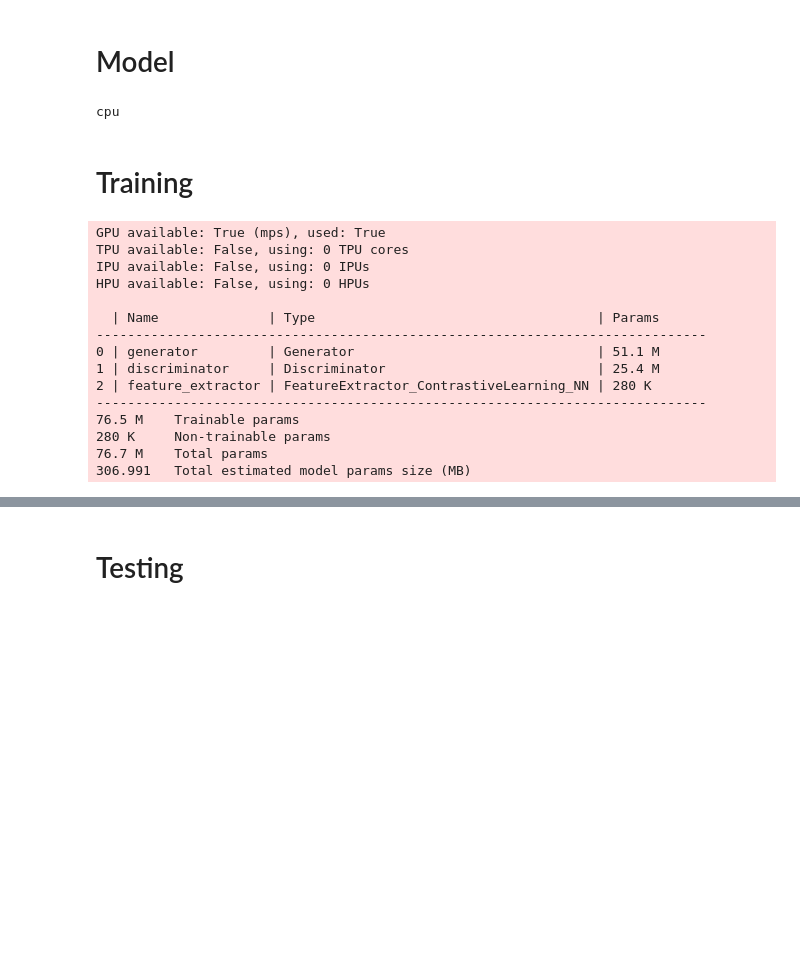
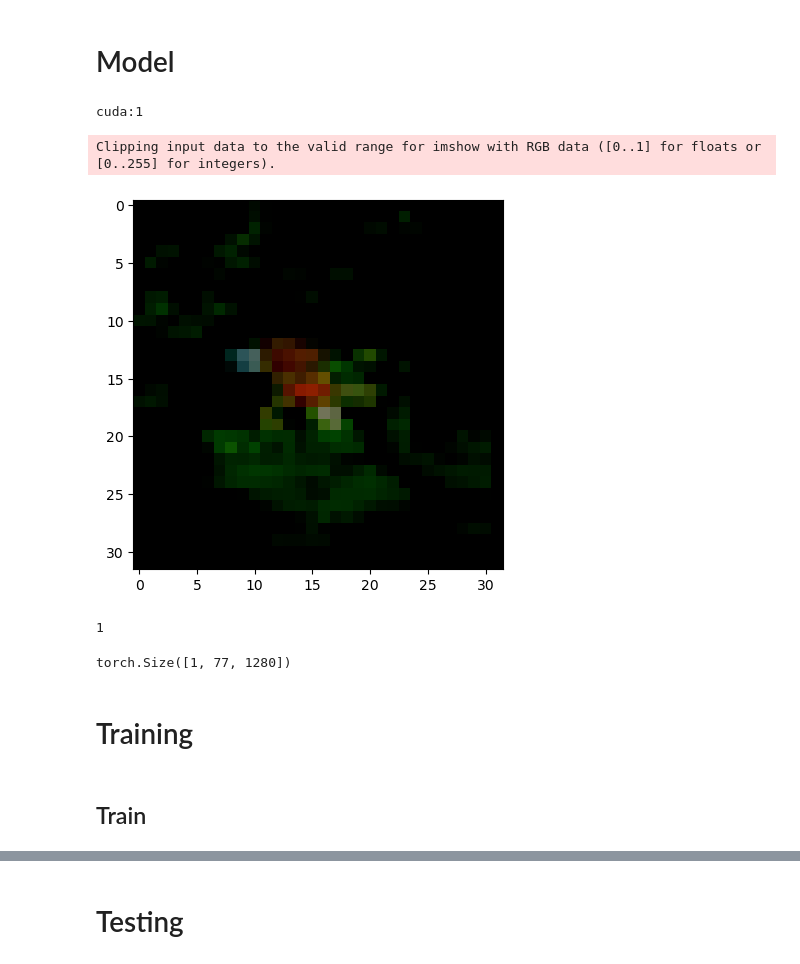
Before and after one commit to minsuk00/BrainDecoder, a Jupyter notebook: notebook/pixel_level_semantics.ipynb, the cells around one changed output, grey strips where cells are left out. Drawn from its saved outputs; the diff is of its cells as text; code cells hidden in the pictures; blank space fills up the shorter version.

```diff
--- a/notebook/pixel_level_semantics.ipynb
+++ b/notebook/pixel_level_semantics.ipynb
@@ -87,8 +89,8 @@ Clipping input data to the valid range for imshow with RGB data ([0..1] for floa
 # %% [markdown]
 # Model
 # %%
-device = "cuda2" if torch.backends.mps.is_available() else "cpu"
+device = f"cuda:{config['gpu-id']}" if torch.cuda.is_available() else "cpu"
 print(device)
 # %% [output]
-cpu
+cuda:1
 # %%
@@ -272,0 +296,37 @@ class saliency_map_GAN(L.LightningModule):
+# %%
+idx = np.random.randint(loaders["test"].dataset.__len__())
+
+eeg, label, img = loaders["test"].dataset.__getitem__(idx)
+eeg2, label2, img2 = loaders["test"].dataset.__getitem__(idx + 10)
+
+# print(img)
+# print(img.shape)
+plt.imshow(img.permute(1, 2, 0))
+# print(type(img))
+
+samples = []
+samples.append(img)
+samples.append(img2)
+# %% [output]
+Clipping input data to the valid range for imshow with RGB data ([0..1] for floats or [0..255] for integers).
+[figure, added]
+# %%
+from einops import rearrange
+from torchvision.utils import make_grid
+from PIL import Image
+
+outdir = "/home/choi/BrainDecoder/outputs/samplelevelGAN"
+os.makedirs(outdir, exist_ok=True)
+grid_count = len(os.listdir(outdir))
+print(grid_count)
+grid = torch.stack(samples, 0)
+# grid = rearrange(grid, "n b c h w -> (n b) c h w")
+grid = make_grid(grid, nrow=2)
+
+# to image
+grid = 255.0 * rearrange(grid, "c h w -> h w c").cpu().numpy()
+img = Image.fromarray(grid.astype(np.uint8))
+# img = put_watermark(img, wm_encoder)
+img.save(os.path.join(outdir, f"grid-{grid_count:04}.png"))
+# %% [output]
+1
@@ -273,3 +342,10 @@ class saliency_map_GAN(L.LightningModule):
+# %%
+x = torch.rand(1, 77, 768)
+x2 = channel_mapper(x)
+x3 = dim_mapper(x2)
+x3.shape
+# %% [output]
+torch.Size([1, 77, 1280])
 # %% [markdown]
 # Training
 # %%
@@ -284,32 +365,5 @@ def set_config():
 
 
 set_config()
-# %%
-model = saliency_map_GAN()
-model.to(device)
-
-logger = TensorBoardLogger(
-    save_dir="/Users/ms/cs/ML/BrainDecoder/lightning_logs/SaliencyMapGAN/",
-    name=f"test",
-    version=datetime.now().strftime("%Y-%m-%d %H:%M:%S"),
-)
-lr_monitor = LearningRateMonitor(logging_interval="epoch")
-
-trainer = L.Trainer(max_epochs=200, callbacks=[lr_monitor], logger=logger)
-trainer.fit(model, train_dataloaders=loaders["train"], val_dataloaders=loaders["val"])
-# %% [output]
-GPU available: True (mps), used: True
-TPU available: False, using: 0 TPU cores
-IPU available: False, using: 0 IPUs
-HPU available: False, using: 0 HPUs
-
-  | Name              | Type                                    | Params
-------------------------------------------------------------------------------
-0 | generator         | Generator                               | 51.1 M
-1 | discriminator     | Discriminator                           | 25.4 M
-2 | feature_extractor | FeatureExtractor_ContrastiveLearning_NN | 280 K
-------------------------------------------------------------------------------
-76.5 M    Trainable params
-280 K     Non-trainable params
-76.7 M    Total params
-306.991   Total estimated model params size (MB)
+# %% [markdown]
+## Train
```
Also changed, not shown: parts of 13 cells of this notebook, 6 other files.
